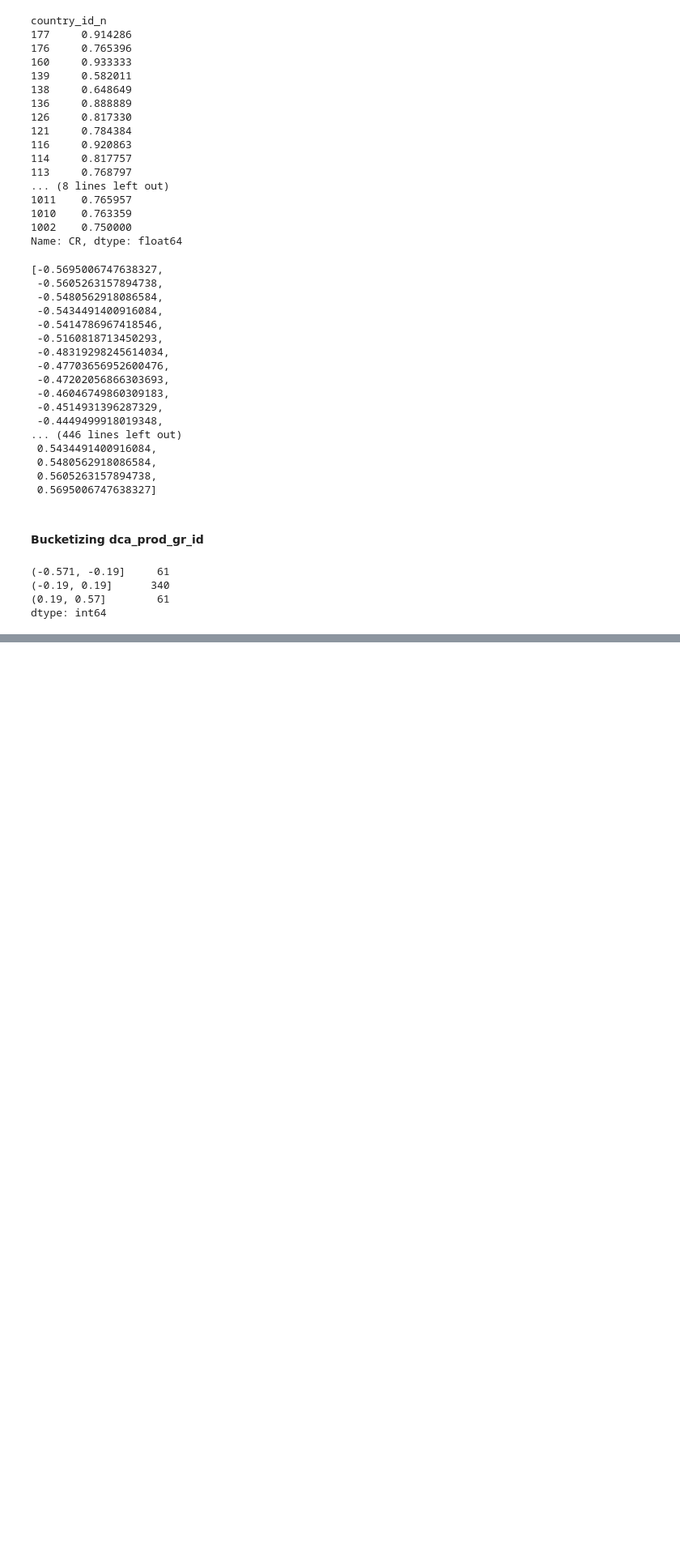
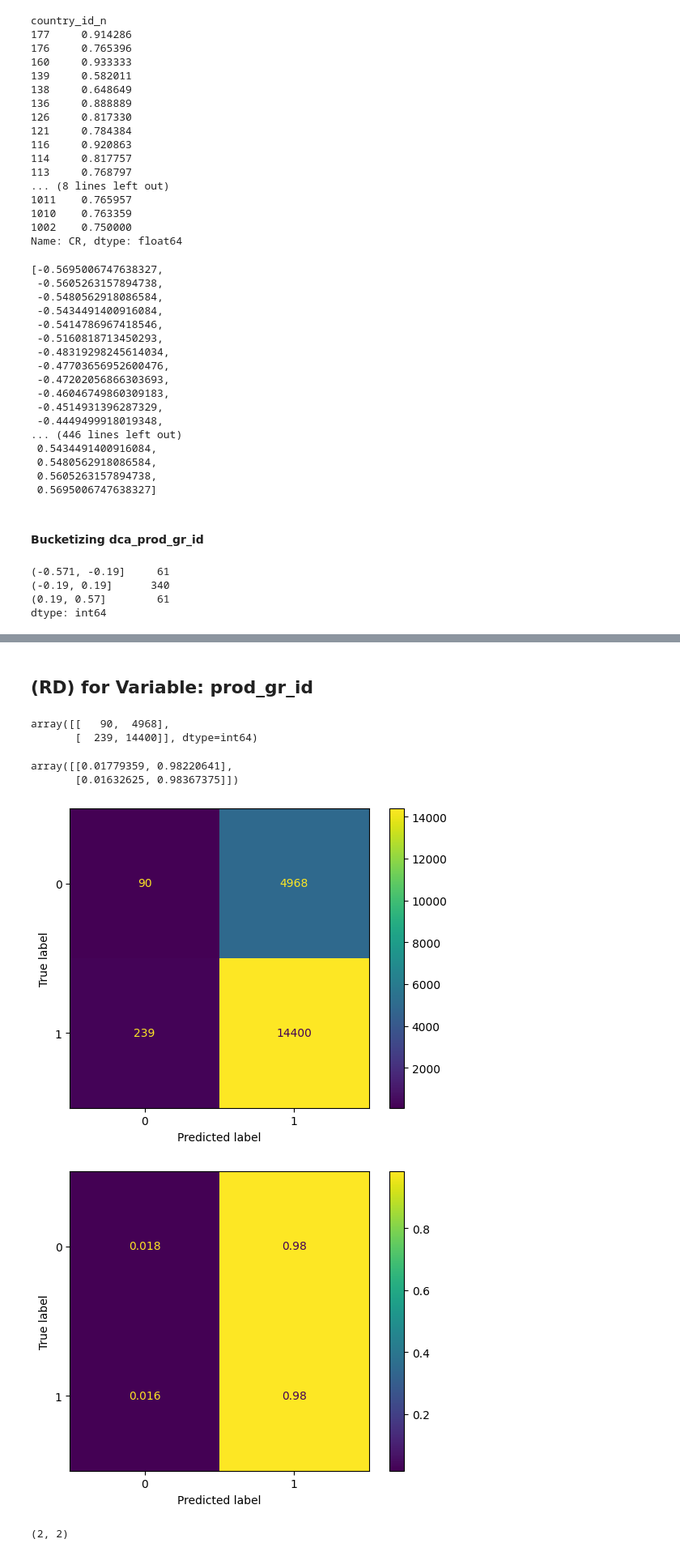
Before and after one commit to KonuTech/gfk_ml_ops_data_analyst, a Jupyter notebook: Profiler.ipynb, the cells around one changed output, grey strips where cells are left out. Shown: that part at 81% size. Drawn from its saved outputs; the diff is of its cells as text; code cells hidden in the pictures; blank space fills up the shorter version.

```diff
--- a/Profiler.ipynb
+++ b/Profiler.ipynb
@@ -882,0 +910,2 @@ dtype: int64
+# %% [markdown]
+## (RD) for Variable: prod_gr_id
@@ -882,0 +916,44 @@ dtype: int64
+# %%
+cm = confusion_matrix(
+    df['class_acctual'],
+    df['predict_automatch'].notnull()
+)
+
+cm
+# %% [output]
+array([[   90,  4968],
+       [  239, 14400]], dtype=int64)
+# %%
+cm_norm = confusion_matrix(
+    df['class_acctual'],
+    df['predict_automatch'].notnull(),
+    normalize='true'
+)
+
+cm_norm
+# %% [output]
+array([[0.01779359, 0.98220641],
+       [0.01632625, 0.98367375]])
+# %%
+disp = ConfusionMatrixDisplay(
+    confusion_matrix=cm,
+    display_labels=['0', '1'],
+
+)
+
+disp_norm = ConfusionMatrixDisplay(
+    confusion_matrix=cm_norm,
+    display_labels=['0', '1'],
+
+)
+
+disp.plot()
+disp_norm.plot()
+plt.show()
+# %% [output]
+[figure, added]
+[figure, added]
+# %%
+cm.shape
+# %% [output]
+(2, 2)
```
Also changed, not shown: parts of 25 cells of this notebook, 5 other files.
